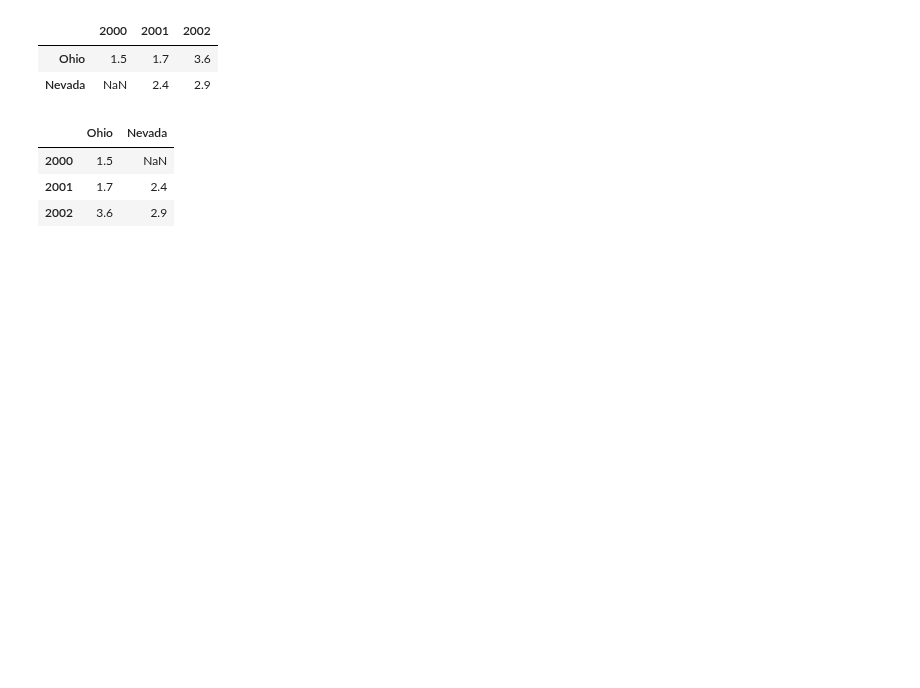
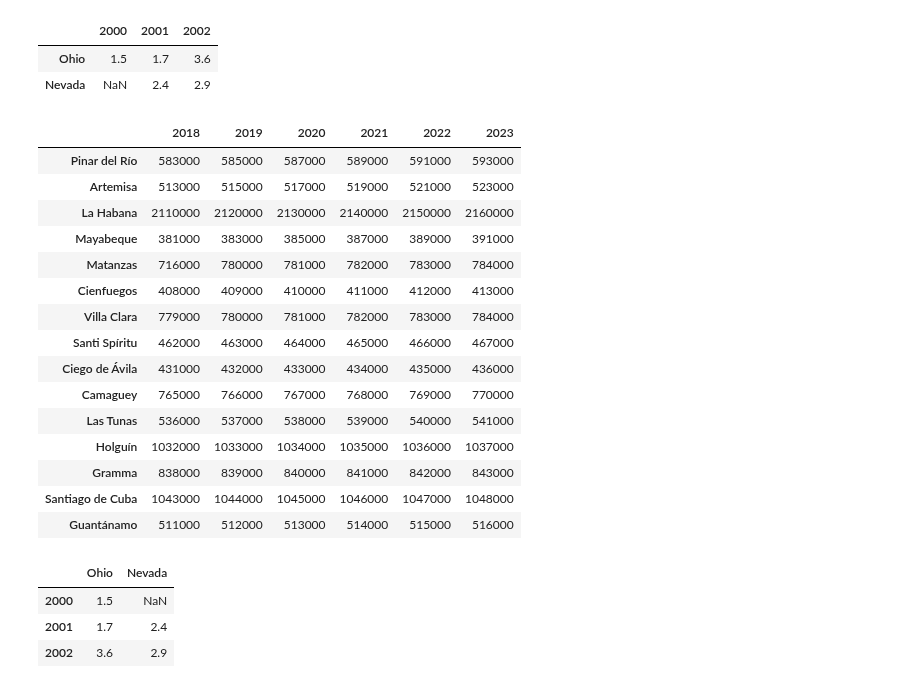
Before and after one commit to mizos0512/RPython, a Jupyter notebook: Notebooks/Clases/Practica35.ipynb, the cells around one changed output. Saved outputs shown, nothing was run; the diff lists cells and outputs as text; code cells hidden in the pictures; blank space fills up the shorter version.

```diff
--- a/Notebooks/Clases/Practica35.ipynb
+++ b/Notebooks/Clases/Practica35.ipynb
@@ -289,3 +322,15 @@ frame3
 | 2000 | 1.5 | NaN |
 | 2001 | 1.7 | 2.4 |
 | 2002 | 3.6 | 2.9 |
+# %%
+import numpy as np
+import pandas as pd
+
+pop_prov_Cuba = {"Pinar del Río": {2018: 583000, 2019: 585000, 2020: 587000, 2021: 589000, 2022: 591000, 2023: 593000}, "Artemisa": {2018: 513000, 2019: 515000, 2020: 517000, 2021: 519000, 2022: 521000, 2023: 523000}, "La Habana": {2018: 2110000, 2019: 2120000, 2020: 2130000, 2021: 2140000,2022: 2150000, 2023: 2160000}, \
+"Mayabeque": {2018: 381000, 2019: 383000, 2020: 385000 , 2021: 387000,2022: 389000, 2023: 391000},"Matanzas": {2018: 716000, 2019: 780000, 2020: 781000, 2021: 782000,2022: 783000, 2023: 784000}, "Cienfuegos": {2018: 408000, 2019: 409000, 2020: 410000, 2021: 411000,2022: 412000, 2023: 413000}, \
+"Villa Clara": {2018: 779000, 2019: 780000, 2020: 781000, 2021: 782000, 2022: 783000, 2023: 784000}, "Santi Spíritu": {2018: 462000, 2019: 463000, 2020: 464000, 2021: 465000, 2022: 466000, 2023: 467000}, "Ciego de Ávila": {2018: 431000, 2019: 432000, 2020: 433000, 2021: 434000, 2022: 435000, 2023: 436000}, \
+"Camaguey": {2018: 765000, 2019: 766000, 2020: 767000, 2021: 768000, 2022: 769000, 2023: 770000}, "Las Tunas": {2018: 536000, 2019: 537000, 2020: 538000, 2021: 539000, 2022: 540000, 2023: 541000}, "Holguín": {2018: 1032000, 2019: 1033000, 2020: 1034000, 2021: 1035000, 2022: 1036000, 2023: 1037000}, \
+"Gramma": {2018: 838000, 2019: 839000, 2020: 840000, 2021: 841000, 2022: 842000, 2023: 843000}, "Santiago de Cuba": {2018: 1043000, 2019: 1044000, 2020: 1045000, 2021: 1046000, 2022: 1047000, 2023: 1048000}, "Guantánamo": {2018: 511000, 2019: 512000, 2020: 513000, 2021: 514000, 2022: 515000, 2023: 516000}}
+
+frame5 = pd.DataFrame(pop_prov_Cuba)
+frame5
@@ -297,6 +350,25 @@ frame3.T
 |  | 2000 | 2001 | 2002 |
 | Ohio | 1.5 | 1.7 | 3.6 |
 | Nevada | NaN | 2.4 | 2.9 |
+# %%
+frame5.T
+# %% [output]
+|  | 2018 | 2019 | 2020 | 2021 | 2022 | 2023 |
+| Pinar del Río | 583000 | 585000 | 587000 | 589000 | 591000 | 593000 |
+| Artemisa | 513000 | 515000 | 517000 | 519000 | 521000 | 523000 |
+| La Habana | 2110000 | 2120000 | 2130000 | 2140000 | 2150000 | 2160000 |
+| Mayabeque | 381000 | 383000 | 385000 | 387000 | 389000 | 391000 |
+| Matanzas | 716000 | 780000 | 781000 | 782000 | 783000 | 784000 |
+| Cienfuegos | 408000 | 409000 | 410000 | 411000 | 412000 | 413000 |
+| Villa Clara | 779000 | 780000 | 781000 | 782000 | 783000 | 784000 |
+| Santi Spíritu | 462000 | 463000 | 464000 | 465000 | 466000 | 467000 |
+| Ciego de Ávila | 431000 | 432000 | 433000 | 434000 | 435000 | 436000 |
+| Camaguey | 765000 | 766000 | 767000 | 768000 | 769000 | 770000 |
+| Las Tunas | 536000 | 537000 | 538000 | 539000 | 540000 | 541000 |
+| Holguín | 1032000 | 1033000 | 1034000 | 1035000 | 1036000 | 1037000 |
+| Gramma | 838000 | 839000 | 840000 | 841000 | 842000 | 843000 |
+| Santiago de Cuba | 1043000 | 1044000 | 1045000 | 1046000 | 1047000 | 1048000 |
+| Guantánamo | 511000 | 512000 | 513000 | 514000 | 515000 | 516000 |
 # %%
 frame3
 # %% [output]
```
Also changed, not shown: parts of 40 cells of this notebook.
